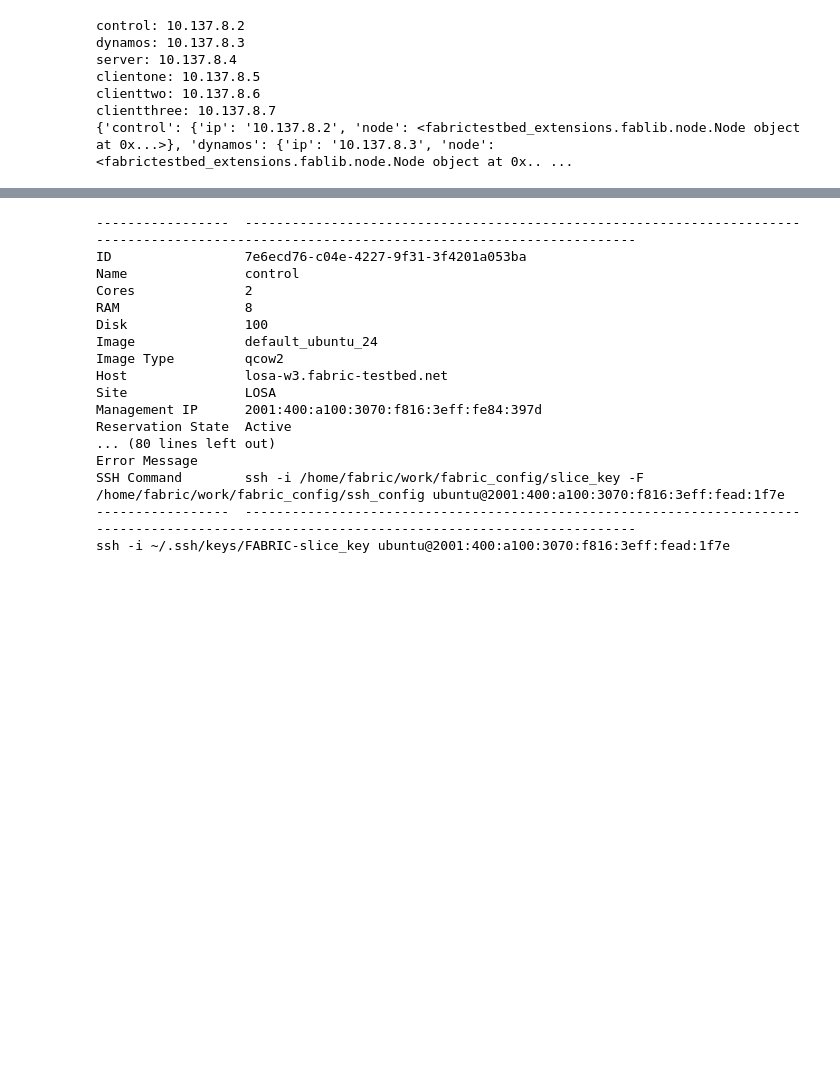
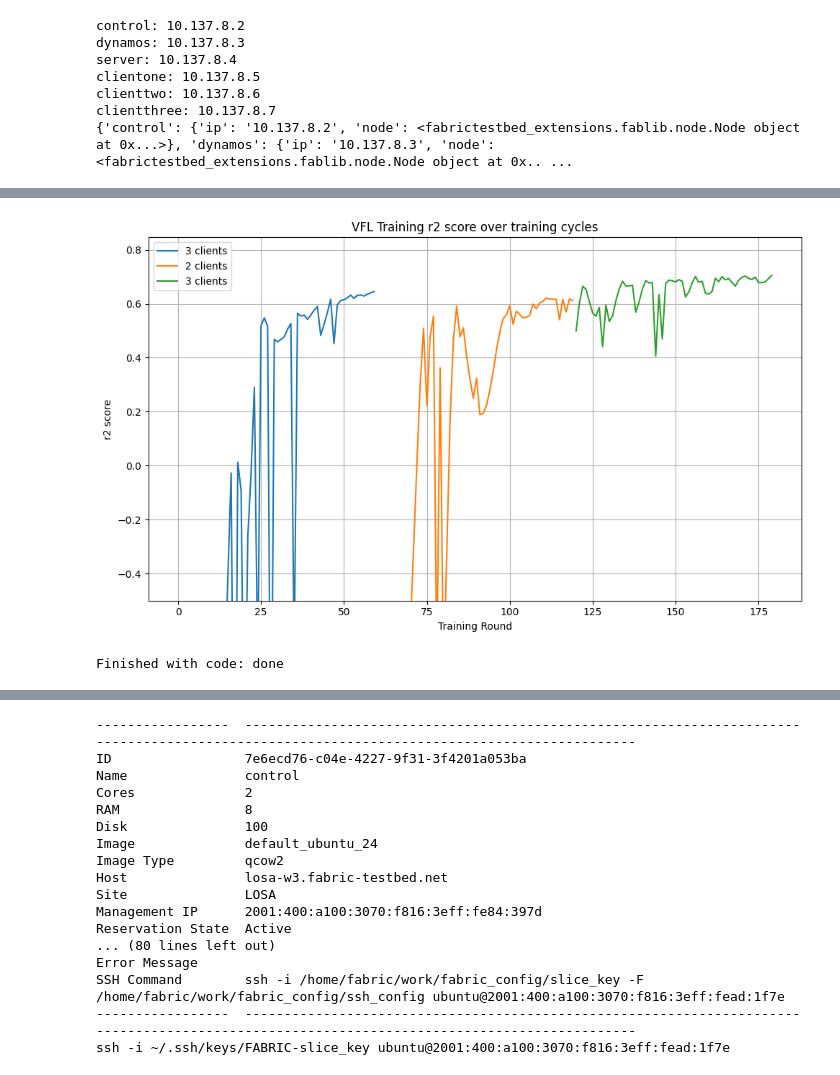
Before and after one commit to DYNAMOS-UVA/Scattered-Directive, a Jupyter notebook: fabric/management_tools.ipynb, the cells around one changed output, grey strips where cells are left out. Drawn from its saved outputs; the diff is of its cells as text; code cells hidden in the pictures; blank space fills up the shorter version.

```diff
--- a/fabric/management_tools.ipynb
+++ b/fabric/management_tools.ipynb
@@ -153,0 +192,57 @@ Wall time: 44 s
+# %%
+import json
+
+res = nodes_dict['control']['node'].execute("bash trigger_VFL.sh")
+
+
+# parse the request id from json
+res_dict = json.loads(res[0])
+req_id = res_dict['request_id']
+# req_status = res_dict['status']
+print(req_id)
+# print(req_status)
+# print(type(res[1]))
+
+
+
+
+start_time = time.time()
+timeout = 180  # seconds
+
+while True:
+
+    # upload the polling script
+    nodes_dict['control']['node'].upload_file(local_file_path="node_scripts/poll_results.sh", remote_file_path="poll_results.sh")
+
+
+
+    # POLL RESULTS
+    results = nodes_dict['control']['node'].execute(f"bash poll_results.sh {req_id}", quiet=True)
+
+    results_dict = json.loads(results[0])
+    # print(results_dict['metadata'])
+    # print(results_dict['request_id'])
+    # print(results_dict['status'])
+    status = results_dict['status']
+    # print(results_dict['results'])
+
+    accuracies = [k["accuracy"] for k in results_dict['results']]
+    clients = [k["clients"] for k in results_dict['results']]
+    rounds = [k["train_round"] for k in results_dict['results']]
+
+    if len(clients) <1:
+        print("No results yet, waiting 2 seconds")
+        time.sleep(2)
+        continue
+
+    plot_accuracy(rounds, accuracies, clients)
+    if status!='pending':
+        break
+    if time.time() - start_time > timeout:
+        print(f"Process timed out. Start time: {start_time}, Duration{time.time() - start_time}, stopping...")
+    time.sleep(2)
+
+print("Finished with code: " + str(status))
+# %% [output]
+[figure, added]
+Finished with code: done
```
Also changed, not shown: parts of 16 cells of this notebook, 3 other files.
